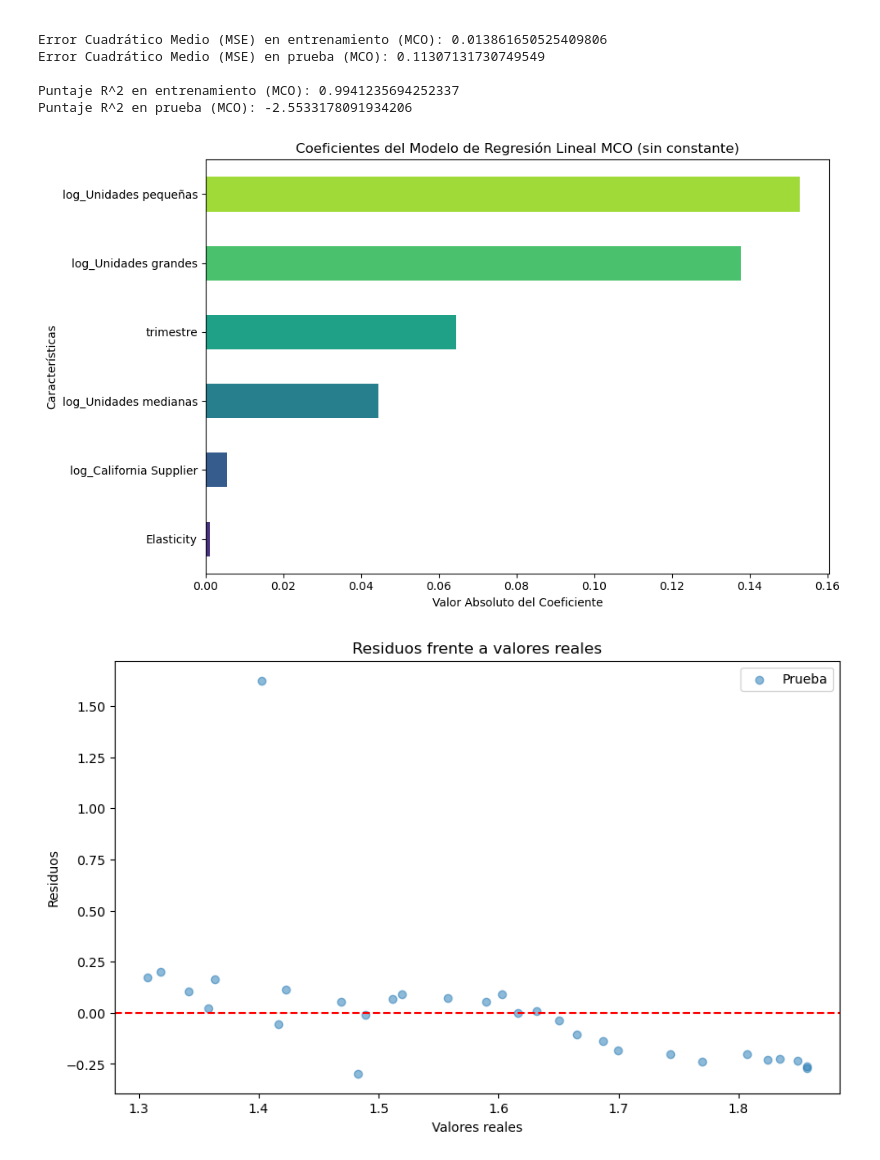
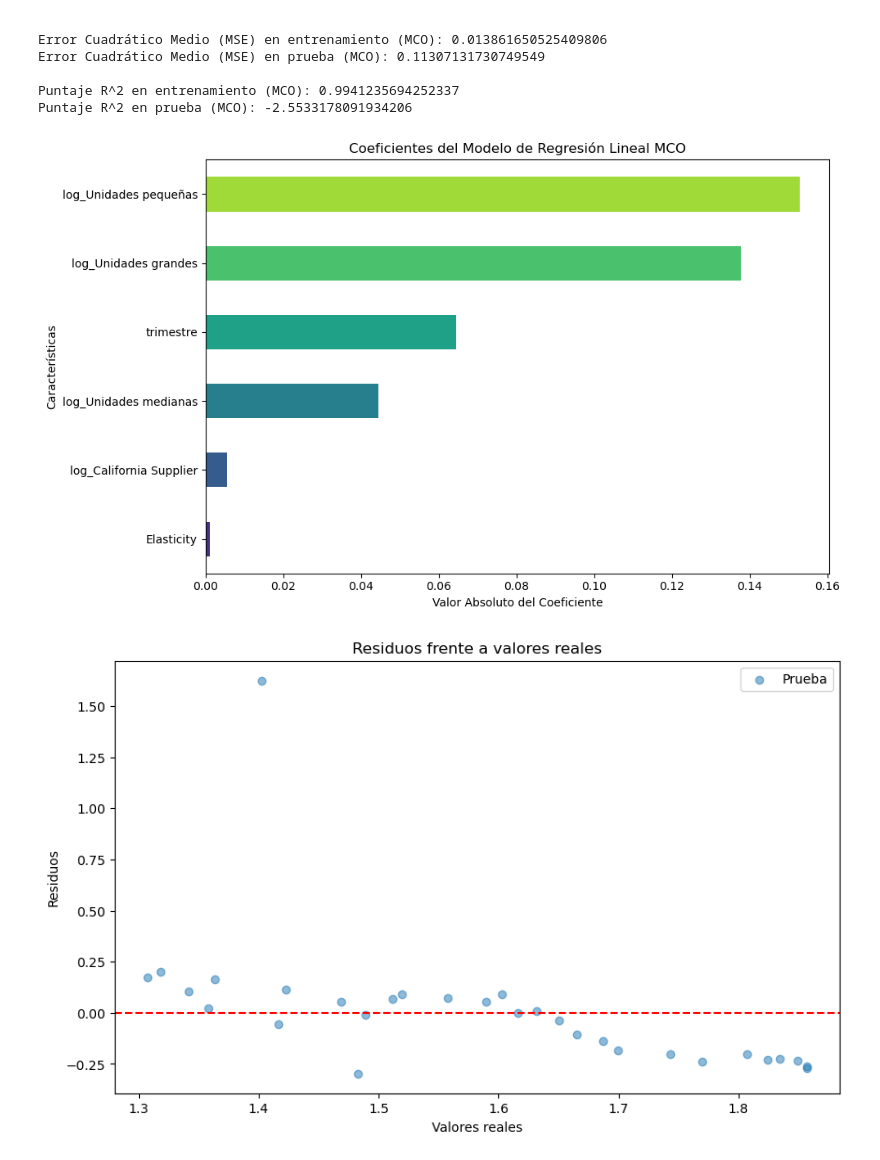
Before and after one commit to arboldeku/Avocado-2.0, a Jupyter notebook: code/modelos_predicciones.ipynb, the cells around one changed output. Drawn from its saved outputs; the diff is of its cells as text; code cells hidden in the pictures.

```diff
--- a/code/modelos_predicciones.ipynb
+++ b/code/modelos_predicciones.ipynb
@@ -649,19 +678,19 @@ Puntaje R^2 en prueba (MCO): -2.5533178091934206
 # %%
 # Eliminamos la constante (el primer valor de los coeficientes)
 coefs_lr = pd.Series(abs(modelo_mco_clean.params.values[1:]), index=X_clean.columns[1:], name='MCO')  # Tomamos el valor absoluto
 
 # Creamos el gráfico para los coeficientes del modelo de regresión lineal múltiple (MCO)
 plt.figure(figsize=(10,6))
 coefs_lr.sort_values(ascending=True).plot(kind="barh", color=sns.color_palette("viridis", n_colors=len(coefs_lr)))
-plt.title('Coeficientes del Modelo de Regresión Lineal MCO (sin constante)')
+plt.title('Coeficientes del Modelo de Regresión Lineal MCO')
 plt.xlabel('Valor Absoluto del Coeficiente')
 plt.ylabel('Características')
 plt.tight_layout()  # Ajustar los márgenes para evitar que se corten etiquetas
 
 # Mostramos el gráfico
 plt.show()
 # %% [output]
-[figure, old version]
+[figure, new version]
 # %%
 plt.figure(figsize=(10, 6))
 plt.scatter(y_test_mco, y_test_pred_mco - y_test_mco, alpha=0.5, label='Prueba')
```
Also changed, not shown: parts of 10 cells of this notebook, 24 other files.
